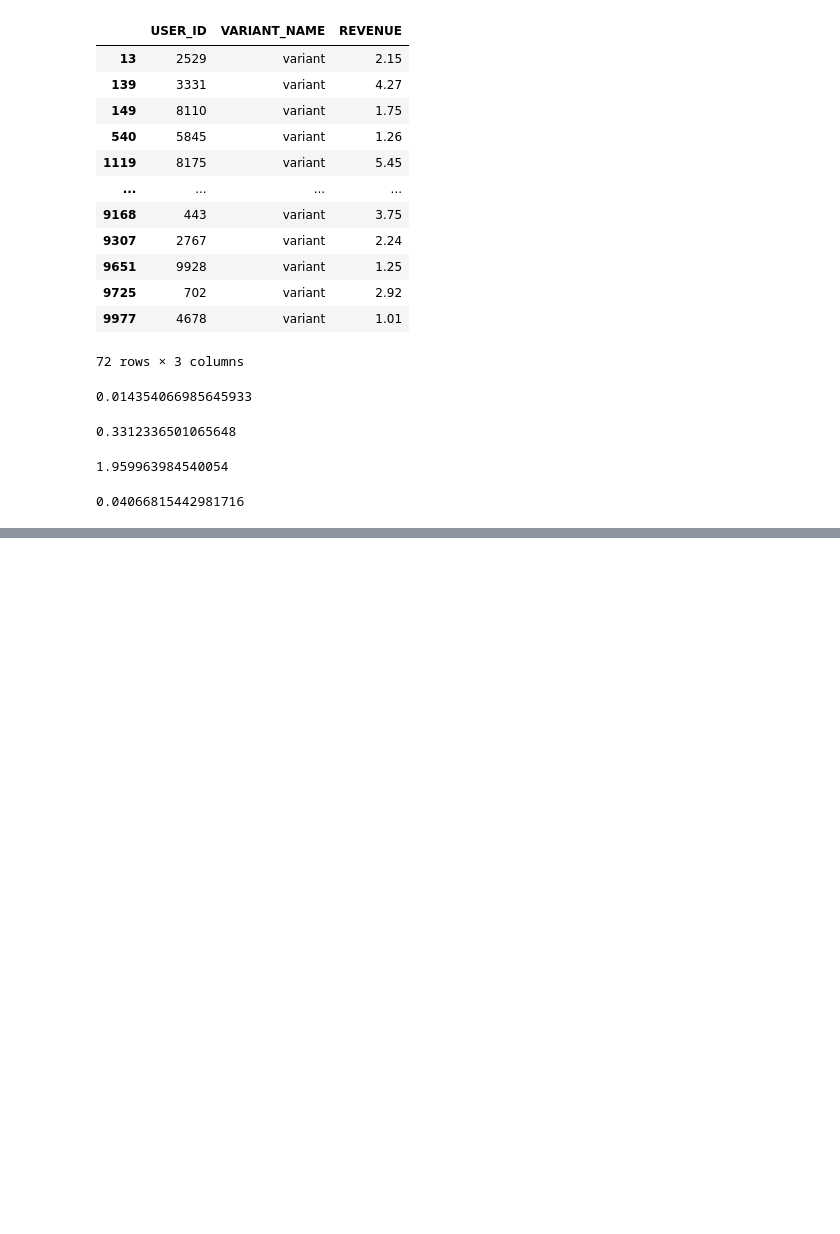
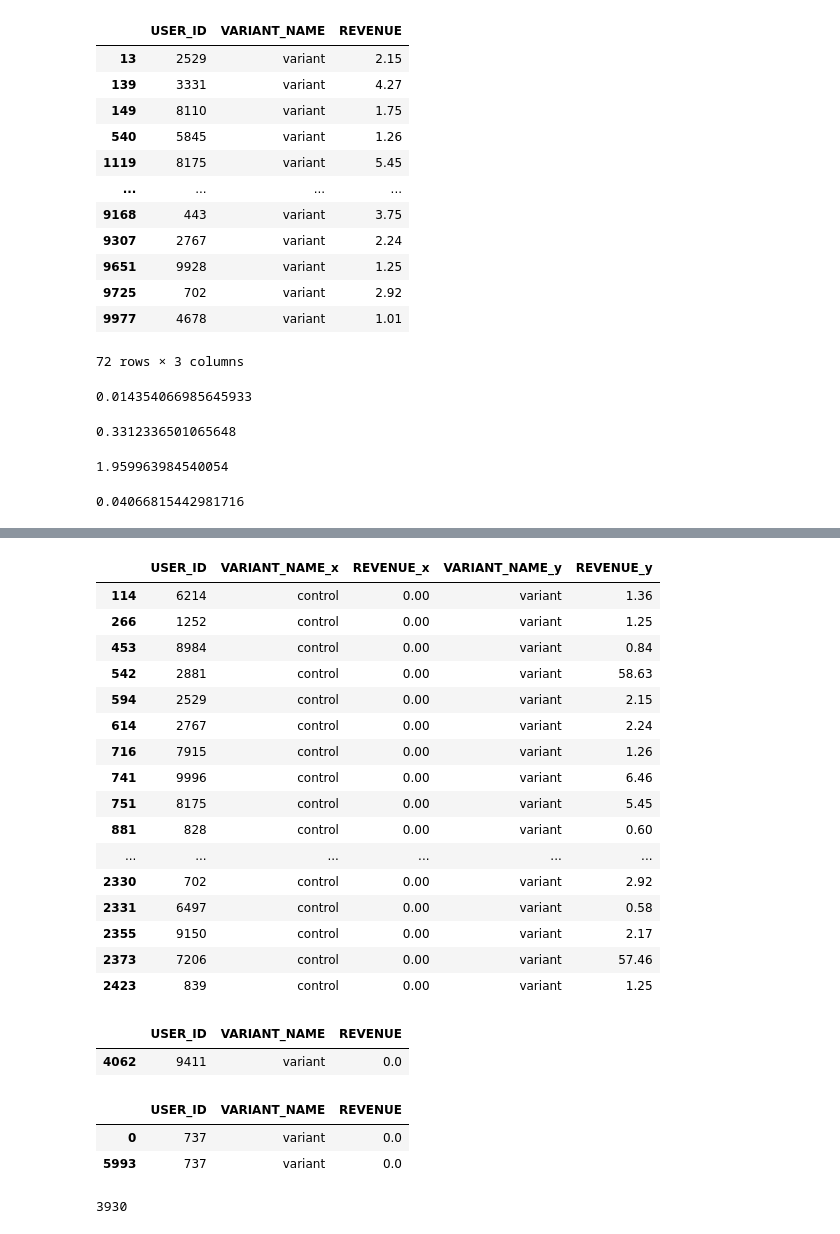
Before and after one commit to kpnguyen21/erdos-AB-testing, a Jupyter notebook: EDA.ipynb, the cells around one changed output, grey strips where cells are left out. Saved outputs shown, nothing was run; the diff lists cells and outputs as text; code cells hidden in the pictures; blank space fills up the shorter version.

```diff
--- a/EDA.ipynb
+++ b/EDA.ipynb
@@ -370,0 +392,35 @@ n
+# %%
+df_intersection[df_intersection.REVENUE_y > 0]
+# %% [output]
+|  | USER_ID | VARIANT_NAME_x | REVENUE_x | VARIANT_NAME_y | REVENUE_y |
+| 114 | 6214 | control | 0.00 | variant | 1.36 |
+| 266 | 1252 | control | 0.00 | variant | 1.25 |
+| 453 | 8984 | control | 0.00 | variant | 0.84 |
+| 542 | 2881 | control | 0.00 | variant | 58.63 |
+| 594 | 2529 | control | 0.00 | variant | 2.15 |
+| 614 | 2767 | control | 0.00 | variant | 2.24 |
+| 716 | 7915 | control | 0.00 | variant | 1.26 |
+| 741 | 9996 | control | 0.00 | variant | 6.46 |
+| 751 | 8175 | control | 0.00 | variant | 5.45 |
+| 881 | 828 | control | 0.00 | variant | 0.60 |
+| ... | ... | ... | ... | ... | ... |
+| 2330 | 702 | control | 0.00 | variant | 2.92 |
+| 2331 | 6497 | control | 0.00 | variant | 0.58 |
+| 2355 | 9150 | control | 0.00 | variant | 2.17 |
+| 2373 | 7206 | control | 0.00 | variant | 57.46 |
+| 2423 | 839 | control | 0.00 | variant | 1.25 |
+# %%
+df_variant[df_variant.USER_ID == 9411]
+# %% [output]
+|  | USER_ID | VARIANT_NAME | REVENUE |
+| 4062 | 9411 | variant | 0.0 |
+# %%
+df[df.USER_ID == 737]
+# %% [output]
+|  | USER_ID | VARIANT_NAME | REVENUE |
+| 0 | 737 | variant | 0.0 |
+| 5993 | 737 | variant | 0.0 |
+# %%
+len(df_control.USER_ID.unique())
+# %% [output]
+3930
```
Also changed, not shown: parts of 14 cells of this notebook.
